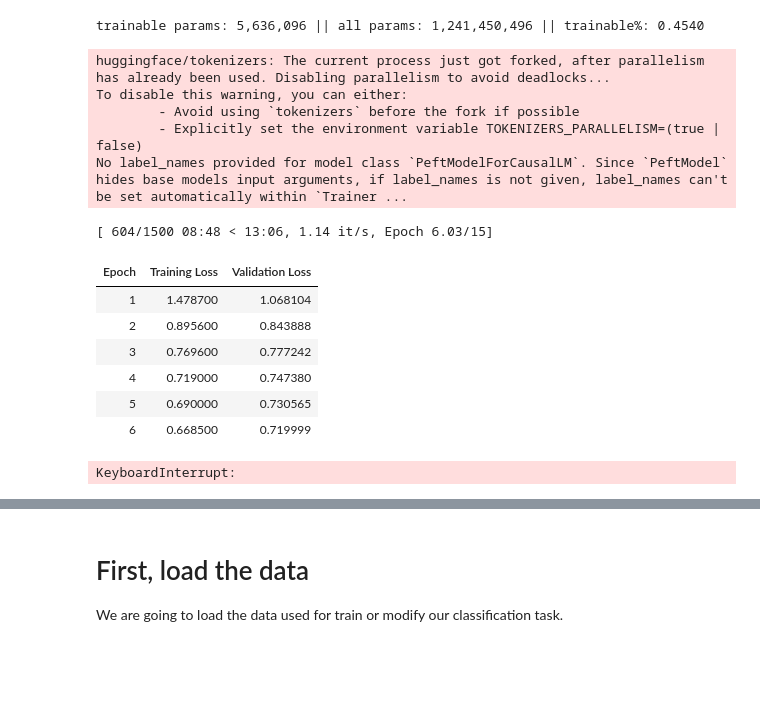
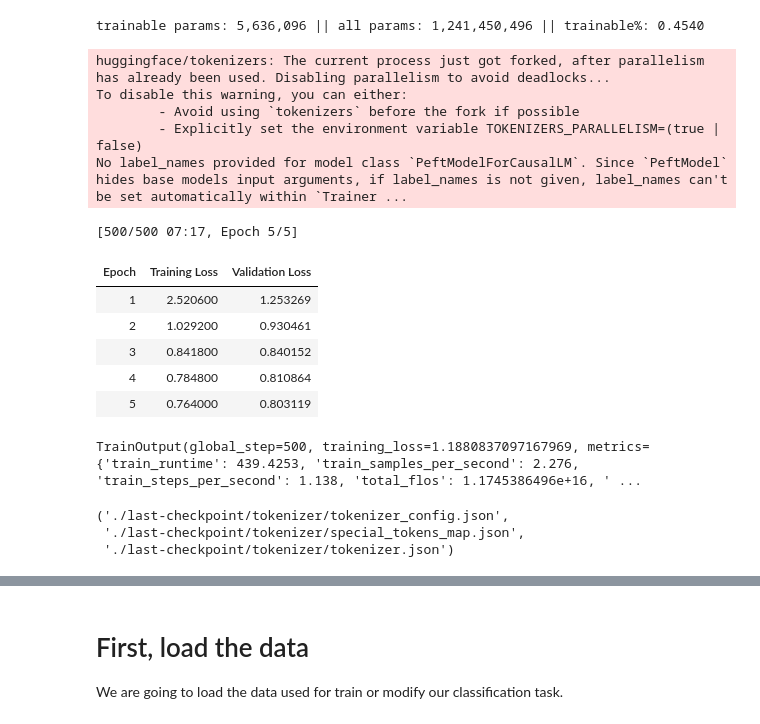
Before and after one commit to lgemc/pytorch_training, a Jupyter notebook: 10_rag/notebooks/train/trainer_causal_llm.ipynb, the cells around one changed output, grey strips where cells are left out. Drawn from its saved outputs; the diff is of its cells as text; code cells hidden in the pictures; blank space fills up the shorter version.

```diff
--- a/10_rag/notebooks/train/trainer_causal_llm.ipynb
+++ b/10_rag/notebooks/train/trainer_causal_llm.ipynb
@@ -238,8 +236,8 @@ lora_config = LoraConfig(
     task_type=TaskType.CAUSAL_LM,
 )
 
-model = get_peft_model(model, lora_config)
-model.print_trainable_parameters()
+pef_model = get_peft_model(model, lora_config)
+pef_model.print_trainable_parameters()
 # %% [output]
 trainable params: 5,636,096 || all params: 1,241,450,496 || trainable%: 0.4540
 # %%
@@ -253,40 +251,46 @@ from transformers import Trainer, TrainingArguments
 training_args = TrainingArguments(
     output_dir="./checkpoints",
     eval_strategy="epoch",
     save_strategy="epoch",
     logging_strategy="epoch",
     learning_rate=2e-5,
     per_device_train_batch_size=2,
     per_device_eval_batch_size=2,
-    num_train_epochs=15,
+    num_train_epochs=5,
     weight_decay=0.01,
     logging_dir="./logs",
     fp16=True,
 )
 
 trainer = Trainer(
-    model=model,
+    model=pef_model,
     args=training_args,
     #train_dataset=train_data_tokenized,
     #eval_dataset=test_data_tokenized,
     train_dataset = Subset(train_data_tokenized, range(0, 200)),
     eval_dataset = Subset(test_data_tokenized, range(0, 20)),
     tokenizer=tokenizer,
 )
 
 trainer.train()
 # %% [output]
 huggingface/tokenizers: The current process just got forked, after parallelism has already been used. Disabling parallelism to avoid deadlocks...
 To disable this warning, you can either:
         - Avoid using `tokenizers` before the fork if possible
         - Explicitly set the environment variable TOKENIZERS_PARALLELISM=(true | false)
 No label_names provided for model class `PeftModelForCausalLM`. Since `PeftModel` hides base models input arguments, if label_names is not given, label_names can't be set automatically within `Trainer ...
-[ 604/1500 08:48 < 13:06, 1.14 it/s, Epoch 6.03/15]
+[500/500 07:17, Epoch 5/5]
 | Epoch | Training Loss | Validation Loss |
-| 1 | 1.478700 | 1.068104 |
-| 2 | 0.895600 | 0.843888 |
-| 3 | 0.769600 | 0.777242 |
-| 4 | 0.719000 | 0.747380 |
-| 5 | 0.690000 | 0.730565 |
-| 6 | 0.668500 | 0.719999 |
+| 1 | 2.520600 | 1.253269 |
+| 2 | 1.029200 | 0.930461 |
+| 3 | 0.841800 | 0.840152 |
+| 4 | 0.784800 | 0.810864 |
+| 5 | 0.764000 | 0.803119 |
-KeyboardInterrupt:
+TrainOutput(global_step=500, training_loss=1.1880837097167969, metrics={'train_runtime': 439.4253, 'train_samples_per_second': 2.276, 'train_steps_per_second': 1.138, 'total_flos': 1.1745386496e+16, ' ...
+# %%
+trainer.save_model("./last-checkpoint/trainer")
+tokenizer.save_pretrained("./last-checkpoint/tokenizer")
+# %% [output]
+('./last-checkpoint/tokenizer/tokenizer_config.json',
+ './last-checkpoint/tokenizer/special_tokens_map.json',
+ './last-checkpoint/tokenizer/tokenizer.json')
```
Also changed, not shown: parts of 11 cells of this notebook.
